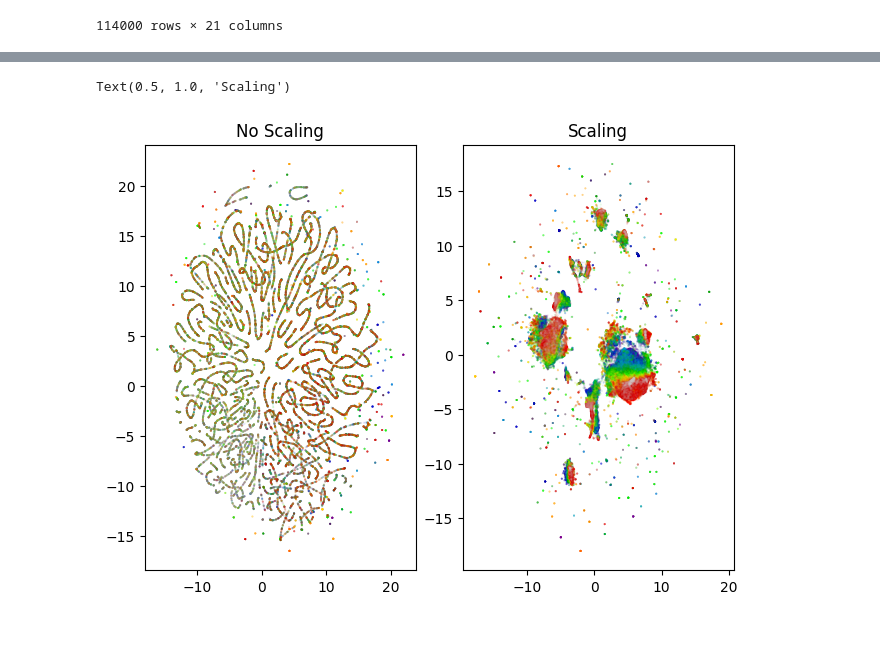
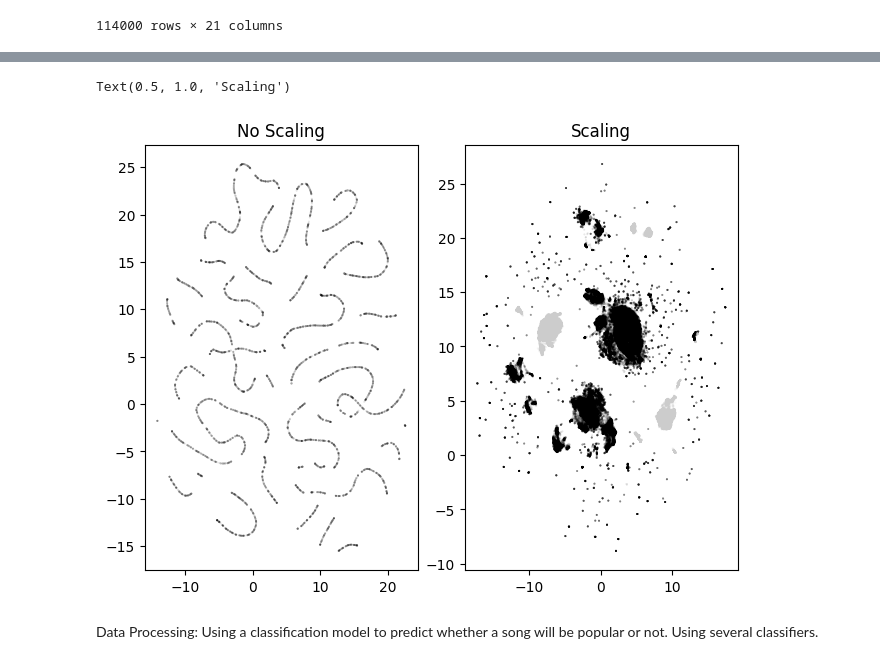
Before and after one commit to joseph-kim-cs/Spotify-Popularity-Prediction-Model, a Jupyter notebook: spotify exploration.ipynb, the cells around one changed output, grey strips where cells are left out. Saved outputs shown, nothing was run; the diff lists cells and outputs as text; code cells hidden in the pictures; blank space fills up the shorter version.

```diff
--- a/spotify exploration.ipynb
+++ b/spotify exploration.ipynb
@@ -87,6 +88,9 @@ df
 # it may be a factor to include album names, however, due to constraints with scaling that will not need to apply here for our prediction analysis.
 
 numeric_df = df.loc[:, ['popularity', 'duration_ms', 'explicit', 'danceability', 'energy', 'key', 'loudness', 'mode', 'speechiness', 'acousticness', 'instrumentalness', 'liveness', 'valence', 'tempo', 'time_signature', 'track_genre']]
+numeric_df['is_popular'] = 0
+numeric_df.loc[numeric_df['popularity'] > 50, 'is_popular'] = 1
+
 corr = numeric_df.corr()
 corr
 
@@ -114,19 +119,21 @@ corr
 # %%
-# embedding_unscaled = UMAP.UMAP().fit_transform(numeric_df)
-# took 470 minutes to run, when running jupyter notebook be wary of this portion.
+embedding_sampled = numeric_df.sample(n = 10000)
+embedding_unscaled = UMAP.UMAP().fit_transform(embedding_sampled)
+# took 35 minutes to run, when running jupyter notebook be wary of this portion.
+# randomly sampling 10000 out of 114,000 tracks
 # %%
 scaler = StandardScaler()
 scaled_data = scaler.fit_transform(numeric_df)
 embedding_scaled = UMAP.UMAP().fit_transform(scaled_data)
 # %%
 fix, axs = plt.subplots(1, 2, constrained_layout=True)
-axs[0].scatter(embedding_unscaled[:, 0], embedding_unscaled[:, 1], s=0.2 ,c=numeric_df['track_genre'], alpha = 0.1, cmap='nipy_spectral')
+axs[0].scatter(embedding_unscaled[:, 0], embedding_unscaled[:, 1], s=0.2 ,c=embedding_sampled['is_popular'], alpha = 0.1, cmap='nipy_spectral')
 axs[0].set_title('No Scaling')
-axs[1].scatter(embedding_scaled[:, 0], embedding_scaled[:, 1], s=0.2, c=numeric_df['track_genre'], alpha = 0.1, cmap='nipy_spectral')
+axs[1].scatter(embedding_scaled[:, 0], embedding_scaled[:, 1], s=0.2, c=numeric_df['is_popular'], alpha = 0.1, cmap='nipy_spectral')
 axs[1].set_title('Scaling')
 # %% [output]
 Text(0.5, 1.0, 'Scaling')
-[figure, old version]
+[figure, new version]
 # %%
 numeric_df['track_genre'] = numeric_df['track_genre'].astype(str)
 
@@ -135,0 +143,2 @@ classifier_data = scaler.fit_transform(genreless_df)
+# %% [markdown]
+Data Processing: Using a classification model to predict whether a song will be popular or not. Using several classifiers.
```
Also changed, not shown: parts of 13 cells of this notebook.
